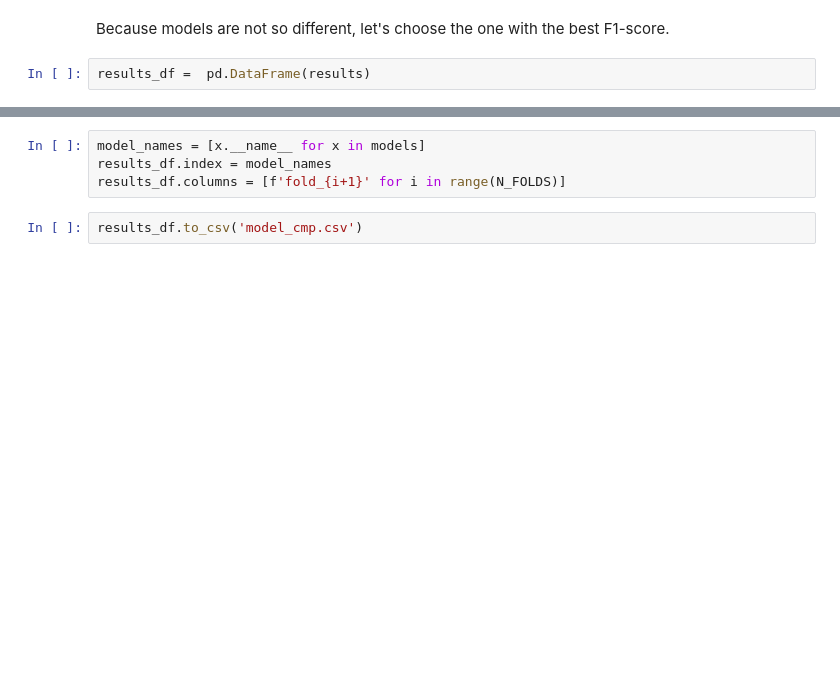
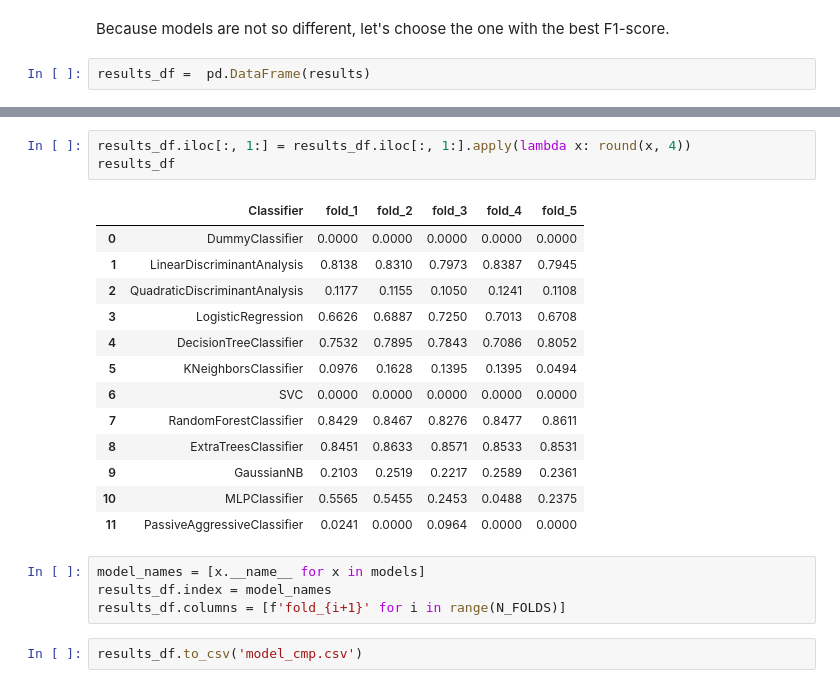
Before and after one commit to ElenaSNovikova/xAutoML_Project1, a Jupyter notebook: Baseline_no_tuning.ipynb, the cells around one changed output, grey strips where cells are left out. Saved outputs shown, nothing was run; the diff lists cells and outputs as text; blank space fills up the shorter version.

```diff
--- a/Baseline_no_tuning.ipynb
+++ b/Baseline_no_tuning.ipynb
@@ -197,3 +275,20 @@ results_df =  pd.DataFrame(results)
+# %%
+results_df.iloc[:, 1:] = results_df.iloc[:, 1:].apply(lambda x: round(x, 4))
+results_df
+# %% [output]
+|  | Classifier | fold_1 | fold_2 | fold_3 | fold_4 | fold_5 |
+| 0 | DummyClassifier | 0.0000 | 0.0000 | 0.0000 | 0.0000 | 0.0000 |
+| 1 | LinearDiscriminantAnalysis | 0.8138 | 0.8310 | 0.7973 | 0.8387 | 0.7945 |
+| 2 | QuadraticDiscriminantAnalysis | 0.1177 | 0.1155 | 0.1050 | 0.1241 | 0.1108 |
+| 3 | LogisticRegression | 0.6626 | 0.6887 | 0.7250 | 0.7013 | 0.6708 |
+| 4 | DecisionTreeClassifier | 0.7532 | 0.7895 | 0.7843 | 0.7086 | 0.8052 |
+| 5 | KNeighborsClassifier | 0.0976 | 0.1628 | 0.1395 | 0.1395 | 0.0494 |
+| 6 | SVC | 0.0000 | 0.0000 | 0.0000 | 0.0000 | 0.0000 |
+| 7 | RandomForestClassifier | 0.8429 | 0.8467 | 0.8276 | 0.8477 | 0.8611 |
+| 8 | ExtraTreesClassifier | 0.8451 | 0.8633 | 0.8571 | 0.8533 | 0.8531 |
+| 9 | GaussianNB | 0.2103 | 0.2519 | 0.2217 | 0.2589 | 0.2361 |
+| 10 | MLPClassifier | 0.5565 | 0.5455 | 0.2453 | 0.0488 | 0.2375 |
+| 11 | PassiveAggressiveClassifier | 0.0241 | 0.0000 | 0.0964 | 0.0000 | 0.0000 |
 # %%
 model_names = [x.__name__ for x in models]
 results_df.index = model_names
```
Also changed, not shown: parts of 22 cells of this notebook, 4 other files.
